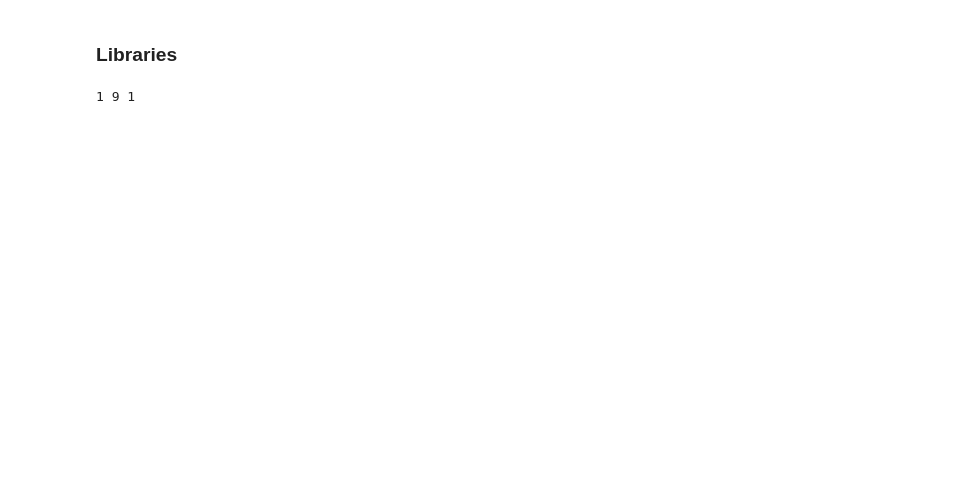
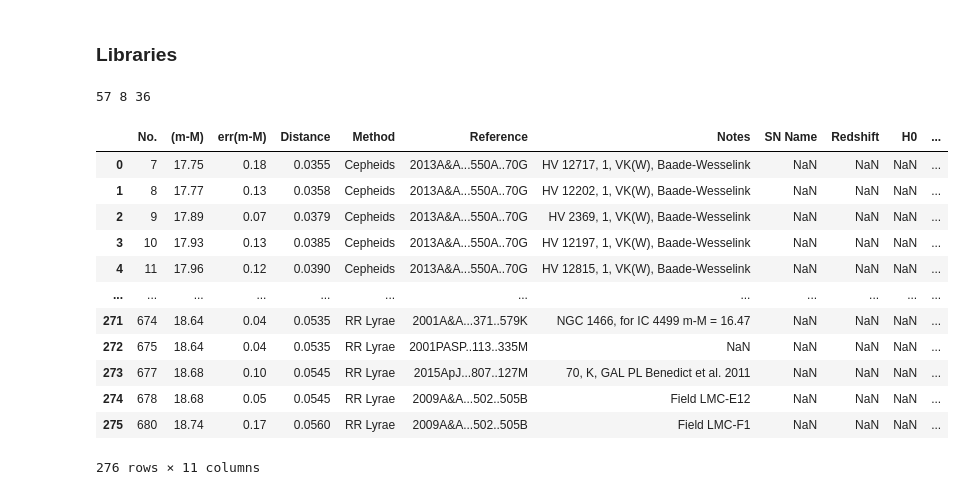
Before and after one commit to hol1m4n/HIIGalaxies, a Jupyter notebook: Modulus/RefSearch.ipynb, the cells around one changed output. Cells and saved outputs as stored; diff of their text form; code cells hidden in the pictures; blank space fills up the shorter version.

```diff
--- a/Modulus/RefSearch.ipynb
+++ b/Modulus/RefSearch.ipynb
@@ -108,13 +133,33 @@ def NED(filename):
 # %%
-df_dist = NED("/home/holman/HIIGalaxies/Modulus/ref_NED/1.IC0010.csv")
+df_dist = NED("/home/holman/HIIGalaxies/Modulus/ref_NED/0.LMC.csv")
 
-PLRC = np.unique(df_dist[df_dist['Method']=='Cepheids']['Reference'])
-TRGB = np.unique(df_dist[df_dist['Method']=='TRGB']['Reference'])
-RRLy = np.unique(df_dist[df_dist['Method']=='RR Lyrae']['Reference'])
+df_dist['Method'] = df_dist['Method'].str.strip()
+df_dist['Reference'] = df_dist['Reference'].str.strip()
+df_dist = df_dist[df_dist['Reference'].str[0:4].astype(int) >= 2000]
+
+
+PLRC = np.unique(df_dist[(df_dist['Method']=='Cepheids')    &   (df_dist['err(m-M)'].notnull())]['Reference'])
+TRGB = np.unique(df_dist[(df_dist['Method']=='TRGB')    &   (df_dist['err(m-M)'].notnull())]['Reference'])
+RRLy = np.unique(df_dist[(df_dist['Method']=='RR Lyrae')    &   (df_dist['err(m-M)'].notnull())]['Reference'])
 
 print(len(PLRC), len(TRGB), len(RRLy))
+
+df_dist
 # %% [output]
-1 9 1
+57 8 36
+|  | No. | (m-M) | err(m-M) | Distance | Method | Reference | Notes | SN Name | Redshift | H0 | ... |
+| 0 | 7 | 17.75 | 0.18 | 0.0355 | Cepheids | 2013A&A...550A..70G | HV 12717, 1, VK(W), Baade-Wesselink | NaN | NaN | NaN | ... |
+| 1 | 8 | 17.77 | 0.13 | 0.0358 | Cepheids | 2013A&A...550A..70G | HV 12202, 1, VK(W), Baade-Wesselink | NaN | NaN | NaN | ... |
+| 2 | 9 | 17.89 | 0.07 | 0.0379 | Cepheids | 2013A&A...550A..70G | HV 2369, 1, VK(W), Baade-Wesselink | NaN | NaN | NaN | ... |
+| 3 | 10 | 17.93 | 0.13 | 0.0385 | Cepheids | 2013A&A...550A..70G | HV 12197, 1, VK(W), Baade-Wesselink | NaN | NaN | NaN | ... |
+| 4 | 11 | 17.96 | 0.12 | 0.0390 | Cepheids | 2013A&A...550A..70G | HV 12815, 1, VK(W), Baade-Wesselink | NaN | NaN | NaN | ... |
+| ... | ... | ... | ... | ... | ... | ... | ... | ... | ... | ... | ... |
+| 271 | 674 | 18.64 | 0.04 | 0.0535 | RR Lyrae | 2001A&A...371..579K | NGC 1466, for IC 4499 m-M = 16.47 | NaN | NaN | NaN | ... |
+| 272 | 675 | 18.64 | 0.04 | 0.0535 | RR Lyrae | 2001PASP..113..335M | NaN | NaN | NaN | NaN | ... |
+| 273 | 677 | 18.68 | 0.10 | 0.0545 | RR Lyrae | 2015ApJ...807..127M | 70, K, GAL PL Benedict et al. 2011 | NaN | NaN | NaN | ... |
+| 274 | 678 | 18.68 | 0.05 | 0.0545 | RR Lyrae | 2009A&A...502..505B | Field LMC-E12 | NaN | NaN | NaN | ... |
+| 275 | 680 | 18.74 | 0.17 | 0.0560 | RR Lyrae | 2009A&A...502..505B | Field LMC-F1 | NaN | NaN | NaN | ... |
+276 rows × 11 columns
 # %%
 home = '/home/holman/HIIGalaxies/Modulus/ref_NED'
 list_files = os.listdir(home)
```
Also changed, not shown: parts of 18 cells of this notebook, 27 other files.
